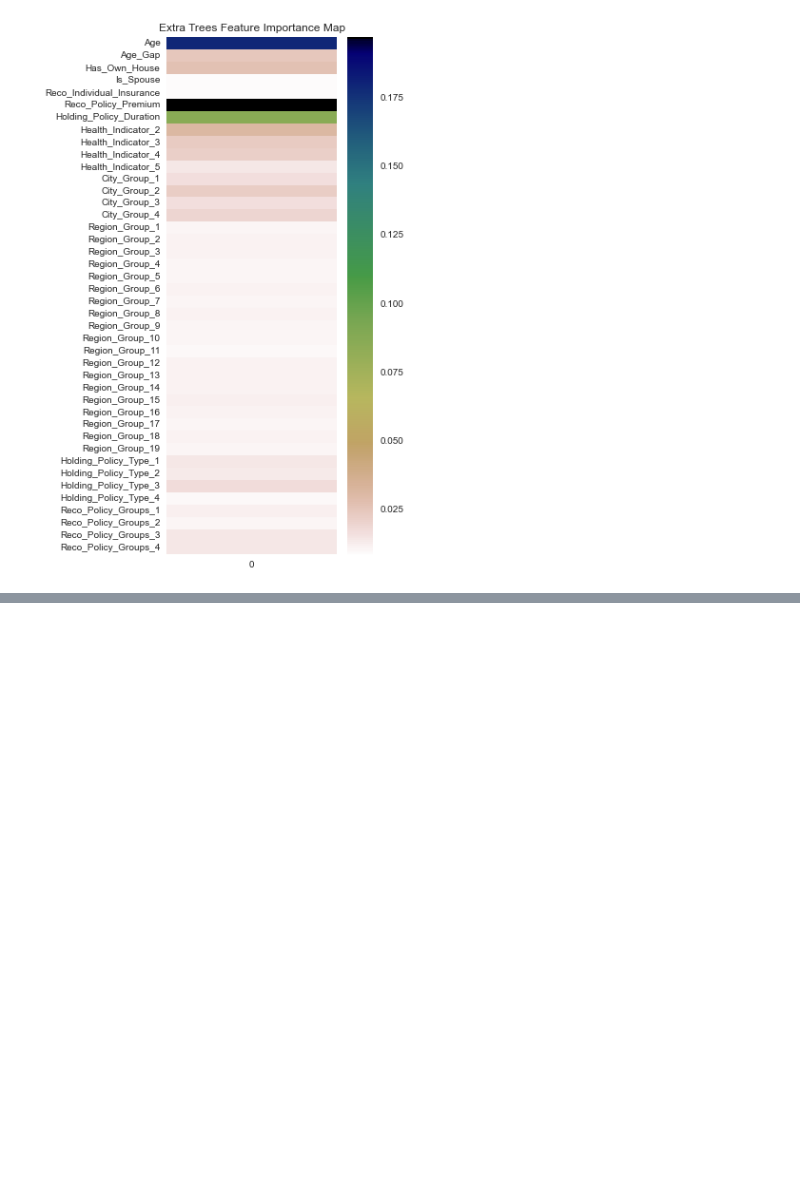
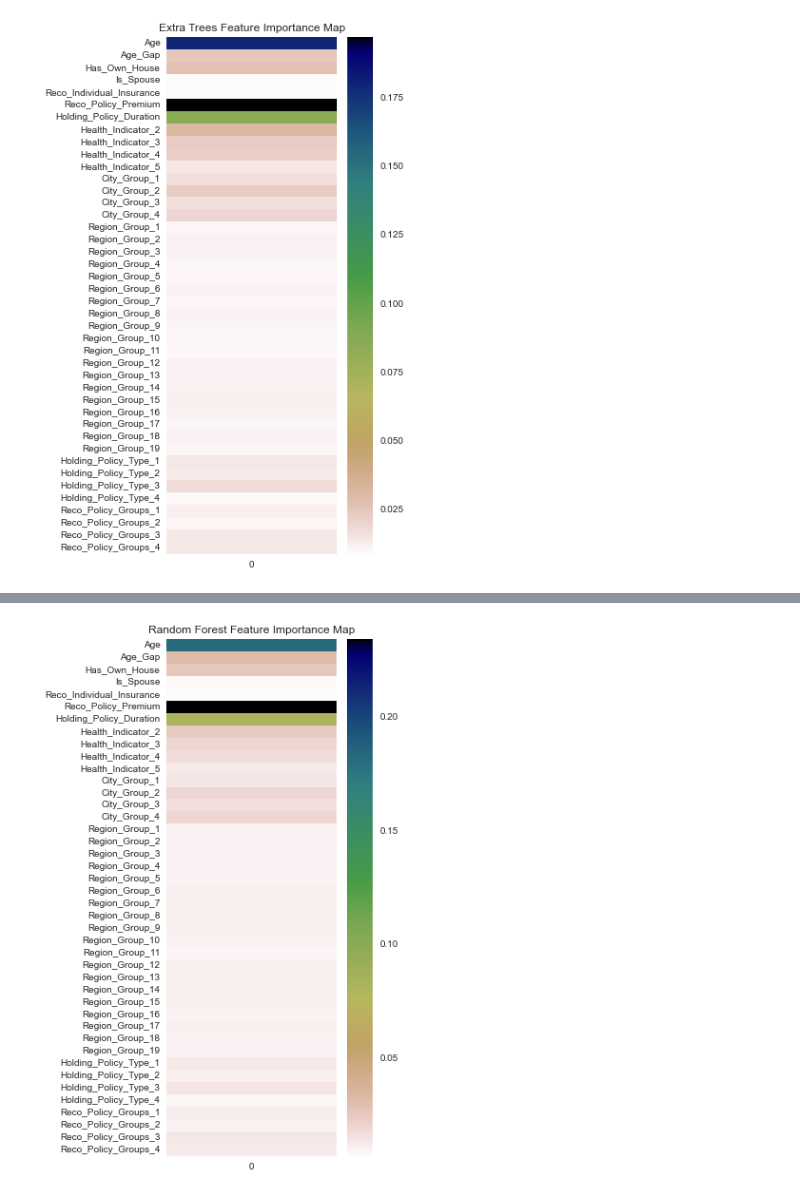
Before and after one commit to o-guilherme/IFSP-Proj-Sem2, a Jupyter notebook: SageMaker Models Training.ipynb, the cells around one changed output, grey strips where cells are left out. Cells and saved outputs as stored; diff of their text form; code cells hidden in the pictures; blank space fills up the shorter version.

```diff
--- a/SageMaker Models Training.ipynb
+++ b/SageMaker Models Training.ipynb
@@ -664,0 +657,6 @@ FileNotFoundError: [Errno 2] No such file or directory: 's3://trabalho-ifsp-camp
+# %%
+feature_imp = pd.DataFrame(best_forest.feature_importances_, index = X.columns)
+plt.figure(figsize = (4,10))
+sns.heatmap(feature_imp, annot=False, cmap='gist_earth_r').set(title='Random Forest Feature Importance Map');
+# %% [output]
+[figure, added]
```
Also changed, not shown: parts of 24 cells of this notebook.
